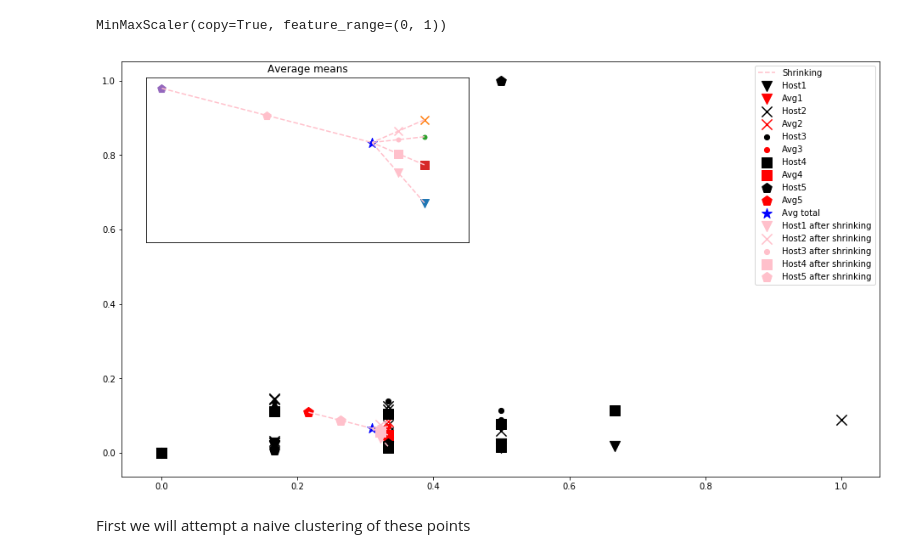
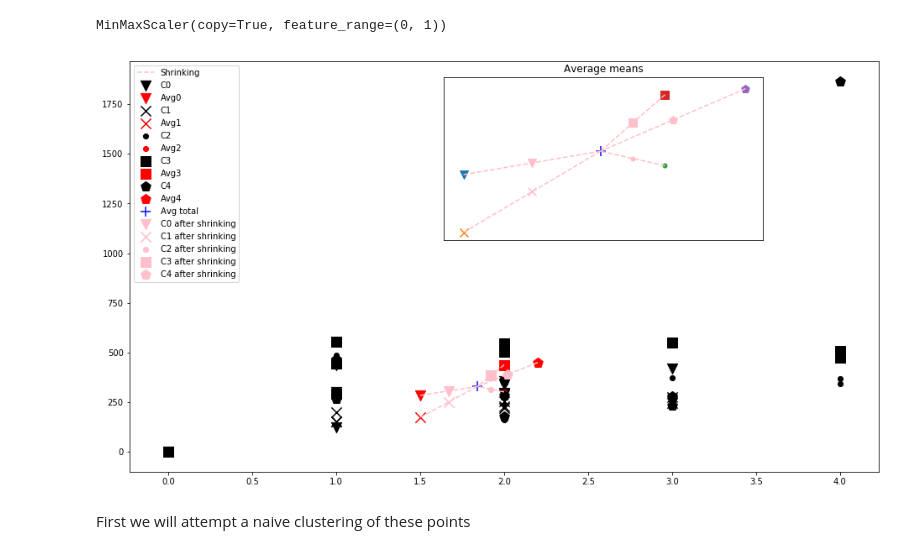
Before and after one commit to SotirisAnagnostidis/onlineAnomalyDetection, a Jupyter notebook: diploma/Progression.ipynb, the cells around one changed output. Drawn from its saved outputs; the diff is of its cells as text; code cells hidden in the pictures.

```diff
--- a/diploma/Progression.ipynb
+++ b/diploma/Progression.ipynb
@@ -155,18 +162,28 @@ scaler.fit(np.append(data.values, np.array([[0, 0]]), axis=0))
 # %% [output]
 MinMaxScaler(copy=True, feature_range=(0, 1))
 # %%
-data_by_host = {}
+def process_data(data, doScale=False):
+    data_by_host = {}
 
-for host in hosts:
-    for i in range(len(bins) - 1):
-        try:
-            values = scaler.transform([data.loc[(i + 1, host)].values])
-        except:
-            values = scaler.transform([np.array([0, 0])])
-        if i == 0:
-            data_by_host[host] = np.array(values)
-        else:
-            data_by_host[host] = np.append(data_by_host[host], np.array(values), axis=0)
+    for host in hosts:
+        for i in range(len(bins) - 1):
+            try:
+                if doScale:
+                    values = scaler.transform([data.loc[(i + 1, host)].values])
+                else:
+                    values = [data.loc[(i + 1, host)].values]
+            except:
+                if doScale:
+                    values = scaler.transform([np.array([0, 0])])
+                else:
+                    values = [np.array([0, 0])]
+            if i == 0:
+                data_by_host[host] = np.array(values)
+            else:
+                data_by_host[host] = np.append(data_by_host[host], np.array(values), axis=0)
+    return data_by_host
+
+data_by_host = process_data(data)
 # %%
 # the shrinkage
 shrinkage = 0.5
@@ -177,56 +194,56 @@ for host, data_for_host in data_by_host.items():
     # two features used
     x = data_for_host[:,0]
     y = data_for_host[:,1]
-    plt.scatter(x, y, marker=markers[i % len(markers)], s=150, color='black', label='Host' + str(i + 1))
+    plt.scatter(x, y, marker=markers[i % len(markers)], s=150, color='black', label='C' + str(i))
     mean_x = sum(x)/len(x)
     mean_y = sum(y)/len(y)
     means.append([mean_x, mean_y])
 
-    plt.scatter(mean_x, mean_y, marker=markers[i % len(markers)], s=150, color='red', label='Avg' + str(i + 1))
+    plt.scatter(mean_x, mean_y, marker=markers[i % len(markers)], s=150, color='red', label='Avg' + str(i))
     i += 1
     if i == number_of_hosts:
         break
 
 global_mean = [float(sum(col))/len(col) for col in zip(*means)]
 
-plt.scatter(global_mean[0], global_mean[1], marker='*', s=150, color='blue', label='Avg total')
+plt.scatter(global_mean[0], global_mean[1], marker='+', s=150, color='blue', label='Avg total')
 
 i = 0
 for mean in means:
     if i == 0:
         plt.plot([mean[0], global_mean[0]], [mean[1], global_mean[1]], '--', label='Shrinking', color='pink')
     else:
         plt.plot([mean[0], global_mean[0]], [mean[1], global_mean[1]], '--', color='pink')
     i += 1
 
 i = 0
 for mean in means:
     shrinked = np.array(mean) * (1 - shrinkage) + np.array(global_mean) * shrinkage
-    plt.scatter(shrinked[0], shrinked[1], marker=markers[i % len(markers)], s=150, color='pink', label='Host' + str(i + 1) + ' after shrinking')
+    plt.scatter(shrinked[0], shrinked[1], marker=markers[i % len(markers)], s=150, color='pink', label='C' + str(i) + ' after shrinking')
     i += 1
 
 plt.legend()
 
 
 # this is an inset axes over the main axes
-plt.axes([.15, .55, .33, .3])
+plt.axes([.45, .55, .33, .3])
 for i, mean in enumerate(means):
     plt.scatter(mean[0], mean[1], marker=markers[i % len(markers)], s=100)
     plt.plot([mean[0], global_mean[0]], [mean[1], global_mean[1]], '--', color='pink')
 
     shrinked = np.array(mean) * (1 - shrinkage) + np.array(global_mean) * shrinkage
     plt.scatter(shrinked[0], shrinked[1], marker=markers[i % len(markers)], color='pink', s=100)
 
-plt.scatter(global_mean[0], global_mean[1], marker='*', s=150, color='blue')
+plt.scatter(global_mean[0], global_mean[1], marker='+', s=150, color='blue')
 
 plt.title('Average means')
 plt.xticks([])
 plt.yticks([])
 
 
 plt.show()
 # %% [output]
-[figure, old version]
+[figure, new version]
 # %% [markdown]
 First we will attempt a naive clustering of these points
 # %%
```
Also changed, not shown: parts of 6 cells of this notebook, 8 other files.
